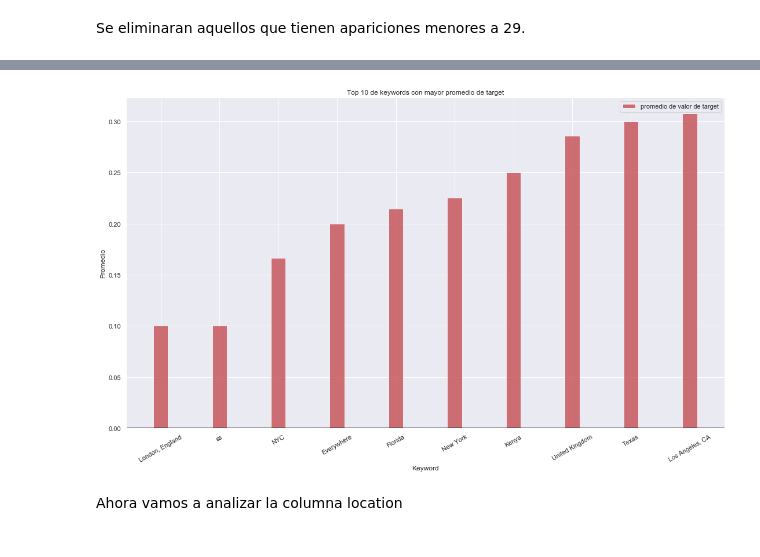
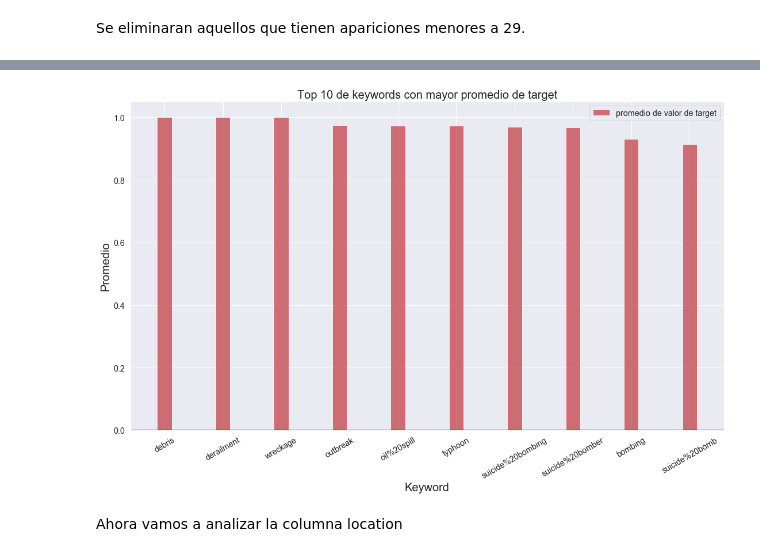
Before and after one commit to yuquimura/Trabajo-Practico-1, a Jupyter notebook: notebooks/Analisis Exploratorio Brian.ipynb, the cells around one changed output, grey strips where cells are left out. Drawn from its saved outputs; the diff is of its cells as text; code cells hidden in the pictures.

Commit message:
Update Analisis Exploratorio Brian.ipynb
Correciones en los graficos para una mejor visualizacion

```diff
--- a/notebooks/Analisis Exploratorio Brian.ipynb
+++ b/notebooks/Analisis Exploratorio Brian.ipynb
@@ -134,5 +121,6 @@ eventsData['cantidadDeCaracteres'] = eventsData['text'].apply(lambda x: len(x)-x
 eventsDataAux = eventsData[['cantidadDeCaracteres','cantidadDePalabras','target']]
 fig = plt.gcf()
 fig.set_size_inches(12, 8)
+sns.set(font_scale=1.3)
 ax = sns.scatterplot(x="cantidadDePalabras", y="cantidadDeCaracteres",hue ='target',style ='target', data=eventsDataAux)
 # %% [output]
@@ -269,6 +281,7 @@ Se eliminaran aquellos que tienen apariciones menores a 29.
 # %%
 #Vamos a ver cuales son los 10 keywords con el peor y mejor promedio. Cuanto menor sea el promedio, mas target 0 tendran. Lo
 #contrario rige para aquellos con promedio mayor.
+keywordData = keywordData[keywordData['cantidad_de_apariciones']>25]
 top_inferior_keywords = keywordData.nsmallest(10,'target')
 # %%
 #Grafico del top 5
@@ -298,24 +325,24 @@ top_superior = keywordData.nlargest(10,'target')
 # %%
 fig, ax = plt.subplots()
 fig.set_size_inches(18.5, 10.5)
 bar_width = 0.25
 opacity = 0.8
 
 rects1 = plt.bar(top_superior.index,
                  top_superior['target'],
                  bar_width,
                  alpha=opacity,
                  color='r',
                  label='promedio de valor de target')
-plt.xlabel('Keyword')
-plt.ylabel('Promedio')
-plt.title('Top 10 de keywords con mayor promedio de target')
+plt.xlabel('Keyword',size = 20)
+plt.ylabel('Promedio',size = 20)
+plt.title('Top 10 de keywords con mayor promedio de target',size = 20)
 plt.axhline(0, color='black')
 plt.xticks(rotation=30)
 plt.legend()
 plt.show()
 # %% [output]
-[figure, old version]
+[figure, new version]
 # %% [markdown]
 Ahora vamos a analizar la columna location
 # %%
```
Also changed, not shown: parts of 18 cells of this notebook.
